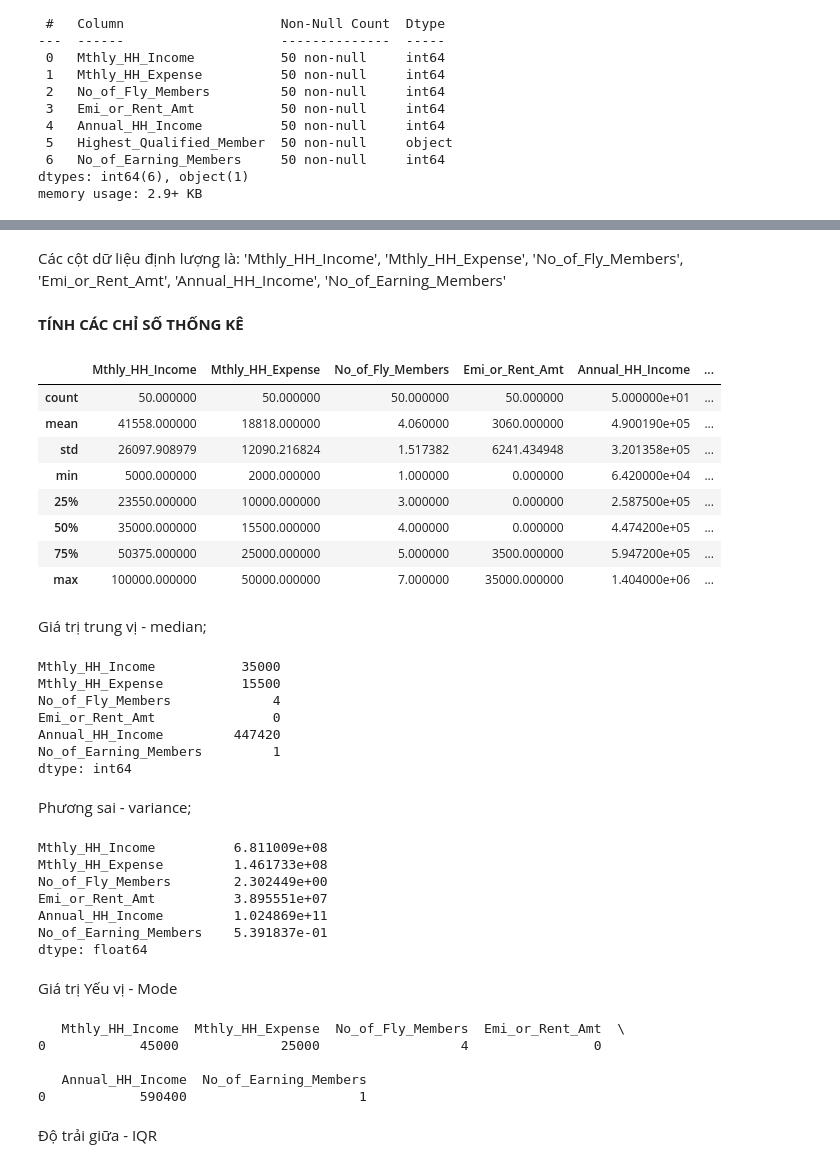
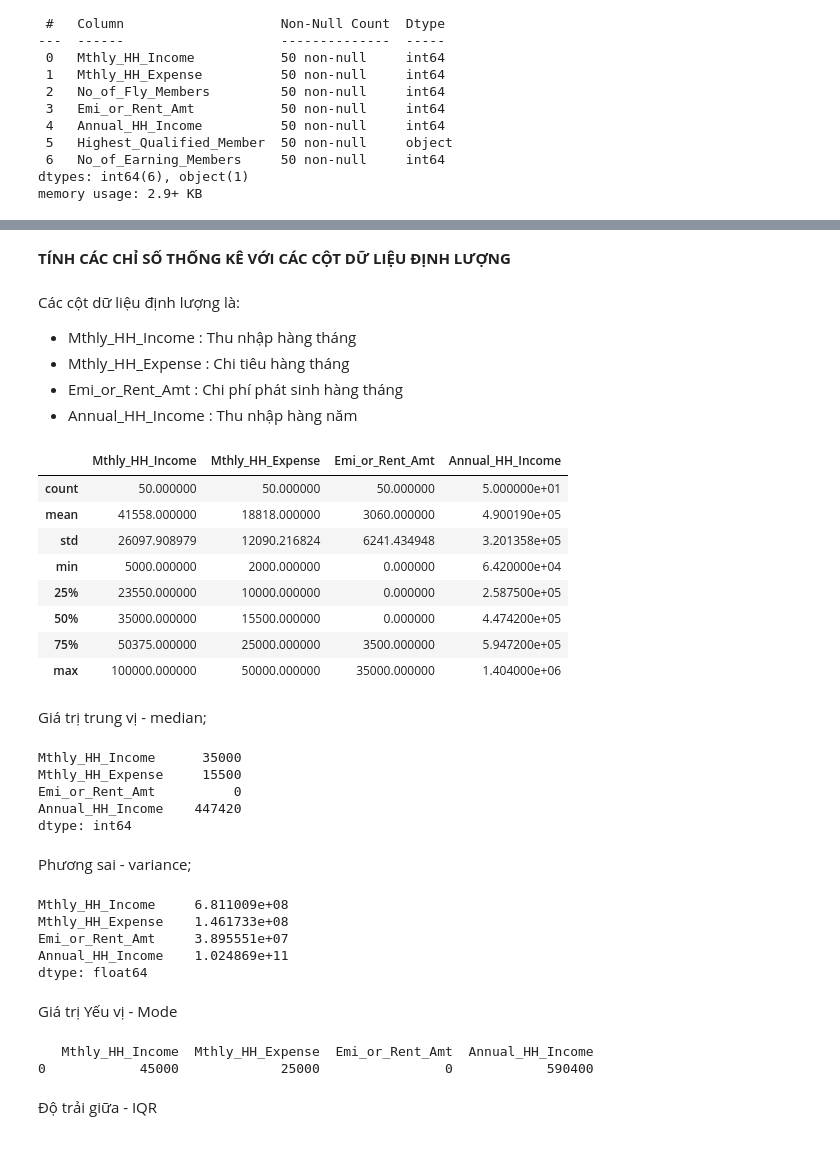
Before and after one commit to NGONGOCHA/HK2-nam1, a Jupyter notebook: Đồ_án_PHÂN_TÍCH_DỮ_LIỆU_BẰNG_PYTHON.ipynb, the cells around one changed output, grey strips where cells are left out. Saved outputs shown, nothing was run; the diff lists cells and outputs as text; code cells hidden in the pictures.

```diff
--- a/Đồ_án_PHÂN_TÍCH_DỮ_LIỆU_BẰNG_PYTHON.ipynb
+++ b/Đồ_án_PHÂN_TÍCH_DỮ_LIỆU_BẰNG_PYTHON.ipynb
@@ -48,56 +59,51 @@ memory usage: 2.9+ KB
+# %% [markdown]
+**TÍNH CÁC CHỈ SỐ THỐNG KÊ VỚI CÁC CỘT DỮ LIỆU ĐỊNH LƯỢNG**
 # %% [markdown]
-Các cột dữ liệu định lượng là: 'Mthly_HH_Income', 'Mthly_HH_Expense', 'No_of_Fly_Members', 'Emi_or_Rent_Amt', 'Annual_HH_Income', 'No_of_Earning_Members'
+Các cột dữ liệu định lượng là:
+- Mthly_HH_Income : Thu nhập hàng tháng
+- Mthly_HH_Expense : Chi tiêu hàng tháng
+- Emi_or_Rent_Amt : Chi phí phát sinh hàng tháng
+- Annual_HH_Income : Thu nhập hàng năm
-# %% [markdown]
-**TÍNH CÁC CHỈ SỐ THỐNG KÊ**
 # %%
-df2 = pd.DataFrame(columns = [ 'Mthly_HH_Income', 'Mthly_HH_Expense', 'No_of_Fly_Members',
-                              'Emi_or_Rent_Amt', 'Annual_HH_Income', 'No_of_Earning_Members'], data = df)
+df2 = pd.DataFrame(columns = ['Mthly_HH_Income', 'Mthly_HH_Expense',  'Emi_or_Rent_Amt','Annual_HH_Income'], data = df)
 df2.describe()
 # %% [output]
-|  | Mthly_HH_Income | Mthly_HH_Expense | No_of_Fly_Members | Emi_or_Rent_Amt | Annual_HH_Income | ... |
-| count | 50.000000 | 50.000000 | 50.000000 | 50.000000 | 5.000000e+01 | ... |
-| mean | 41558.000000 | 18818.000000 | 4.060000 | 3060.000000 | 4.900190e+05 | ... |
-| std | 26097.908979 | 12090.216824 | 1.517382 | 6241.434948 | 3.201358e+05 | ... |
-| min | 5000.000000 | 2000.000000 | 1.000000 | 0.000000 | 6.420000e+04 | ... |
-| 25% | 23550.000000 | 10000.000000 | 3.000000 | 0.000000 | 2.587500e+05 | ... |
-| 50% | 35000.000000 | 15500.000000 | 4.000000 | 0.000000 | 4.474200e+05 | ... |
-| 75% | 50375.000000 | 25000.000000 | 5.000000 | 3500.000000 | 5.947200e+05 | ... |
-| max | 100000.000000 | 50000.000000 | 7.000000 | 35000.000000 | 1.404000e+06 | ... |
+|  | Mthly_HH_Income | Mthly_HH_Expense | Emi_or_Rent_Amt | Annual_HH_Income |
+| count | 50.000000 | 50.000000 | 50.000000 | 5.000000e+01 |
+| mean | 41558.000000 | 18818.000000 | 3060.000000 | 4.900190e+05 |
+| std | 26097.908979 | 12090.216824 | 6241.434948 | 3.201358e+05 |
+| min | 5000.000000 | 2000.000000 | 0.000000 | 6.420000e+04 |
+| 25% | 23550.000000 | 10000.000000 | 0.000000 | 2.587500e+05 |
+| 50% | 35000.000000 | 15500.000000 | 0.000000 | 4.474200e+05 |
+| 75% | 50375.000000 | 25000.000000 | 3500.000000 | 5.947200e+05 |
+| max | 100000.000000 | 50000.000000 | 35000.000000 | 1.404000e+06 |
 # %% [markdown]
 Giá trị trung vị - median;
 # %%
-df2[[ 'Mthly_HH_Income', 'Mthly_HH_Expense', 'No_of_Fly_Members',
-     'Emi_or_Rent_Amt', 'Annual_HH_Income', 'No_of_Earning_Members']].median().astype(int)
+df2[['Mthly_HH_Income', 'Mthly_HH_Expense',  'Emi_or_Rent_Amt','Annual_HH_Income']].median().astype(int)
 # %% [output]
-Mthly_HH_Income           35000
-Mthly_HH_Expense          15500
-No_of_Fly_Members             4
-Emi_or_Rent_Amt               0
-Annual_HH_Income         447420
-No_of_Earning_Members         1
+Mthly_HH_Income      35000
+Mthly_HH_Expense     15500
+Emi_or_Rent_Amt          0
+Annual_HH_Income    447420
 dtype: int64
 # %% [markdown]
 Phương sai - variance;
 # %%
 print(df2.var())
 # %% [output]
-Mthly_HH_Income          6.811009e+08
-Mthly_HH_Expense         1.461733e+08
-No_of_Fly_Members        2.302449e+00
-Emi_or_Rent_Amt          3.895551e+07
-Annual_HH_Income         1.024869e+11
-No_of_Earning_Members    5.391837e-01
+Mthly_HH_Income     6.811009e+08
+Mthly_HH_Expense    1.461733e+08
+Emi_or_Rent_Amt     3.895551e+07
+Annual_HH_Income    1.024869e+11
 dtype: float64
 # %% [markdown]
 Giá trị Yếu vị - Mode
 # %%
 print(df2.mode())
 # %% [output]
-   Mthly_HH_Income  Mthly_HH_Expense  No_of_Fly_Members  Emi_or_Rent_Amt  \
-0            45000             25000                  4                0
-
-   Annual_HH_Income  No_of_Earning_Members
-0            590400                      1
+   Mthly_HH_Income  Mthly_HH_Expense  Emi_or_Rent_Amt  Annual_HH_Income
+0            45000             25000                0            590400
 # %% [markdown]
 Độ trải giữa - IQR
 # %%
```
Also changed, not shown: parts of 20 cells of this notebook.
